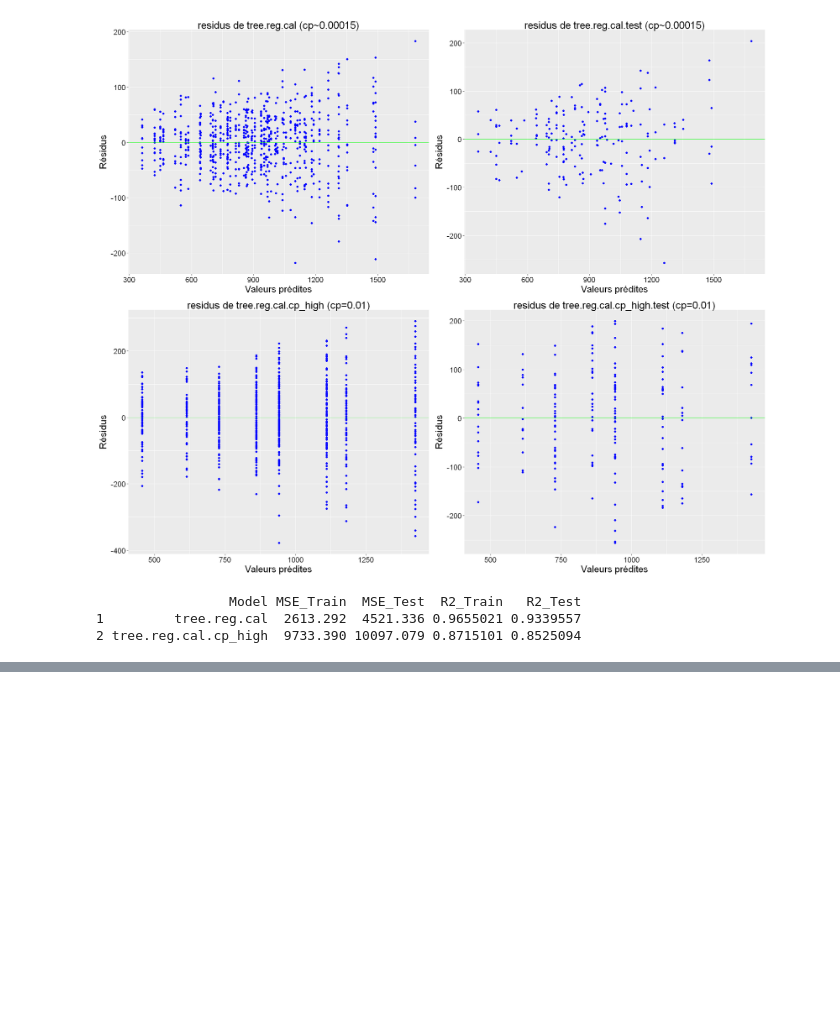
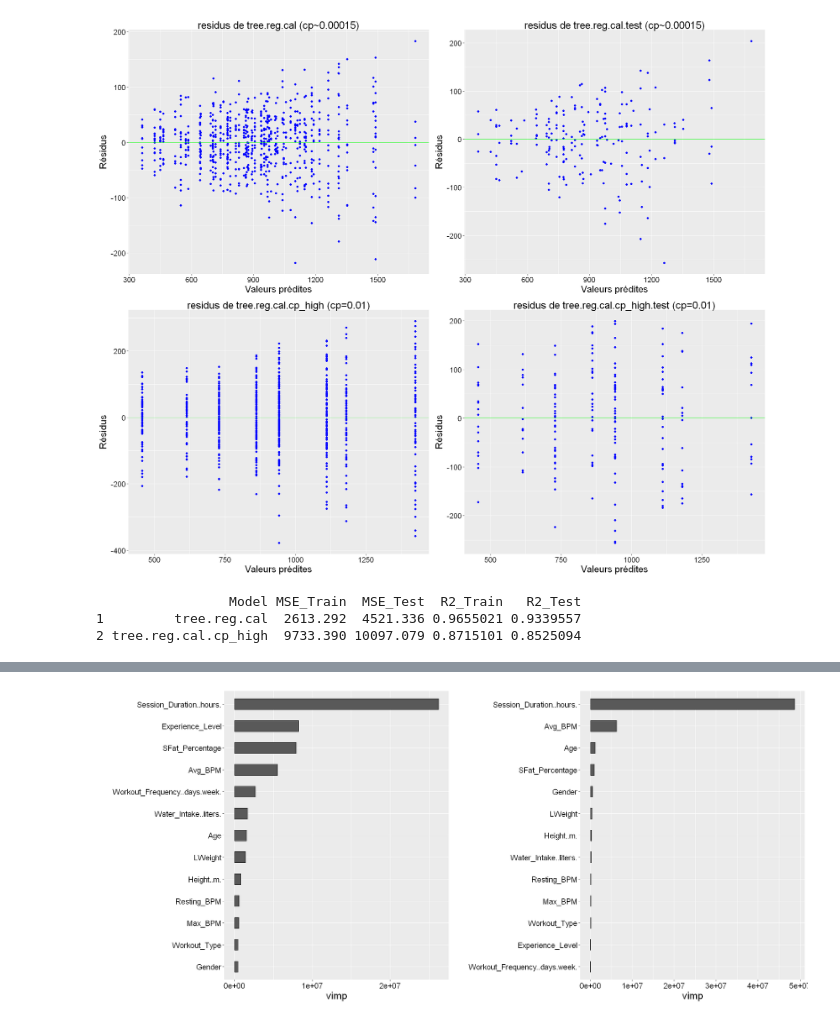
Before and after one commit to Dorianhgn/ProjetML4A, a Jupyter notebook: Calories_Burned/Dorian/R.ipynb, the cells around one changed output, grey strips where cells are left out. Cells and saved outputs as stored; diff of their text form; code cells hidden in the pictures; blank space fills up the shorter version.

```diff
--- a/Calories_Burned/Dorian/R.ipynb
+++ b/Calories_Burned/Dorian/R.ipynb
@@ -584,0 +698,12 @@ Pour conclure, bien que l’arbre complexe ne soit pas optimal (sur-apprentissag
+# %%
+library(ggRandomForests)
+
+options(repr.plot.width=18, repr.plot.height=8)
+
+p1 <- plot(gg_vimp(rf.reg.cal), main = "Importance des variables (mtry = 3)")
+p2 <- plot(gg_vimp(rf.reg.cal.tune), main = "Importance des variables (mtry = 13)")
+
+grid.arrange(p1, p2, ncol = 2)
+rm(p1, p2)
+# %% [output]
+[figure, added]
```
Also changed, not shown: parts of 26 cells of this notebook.
